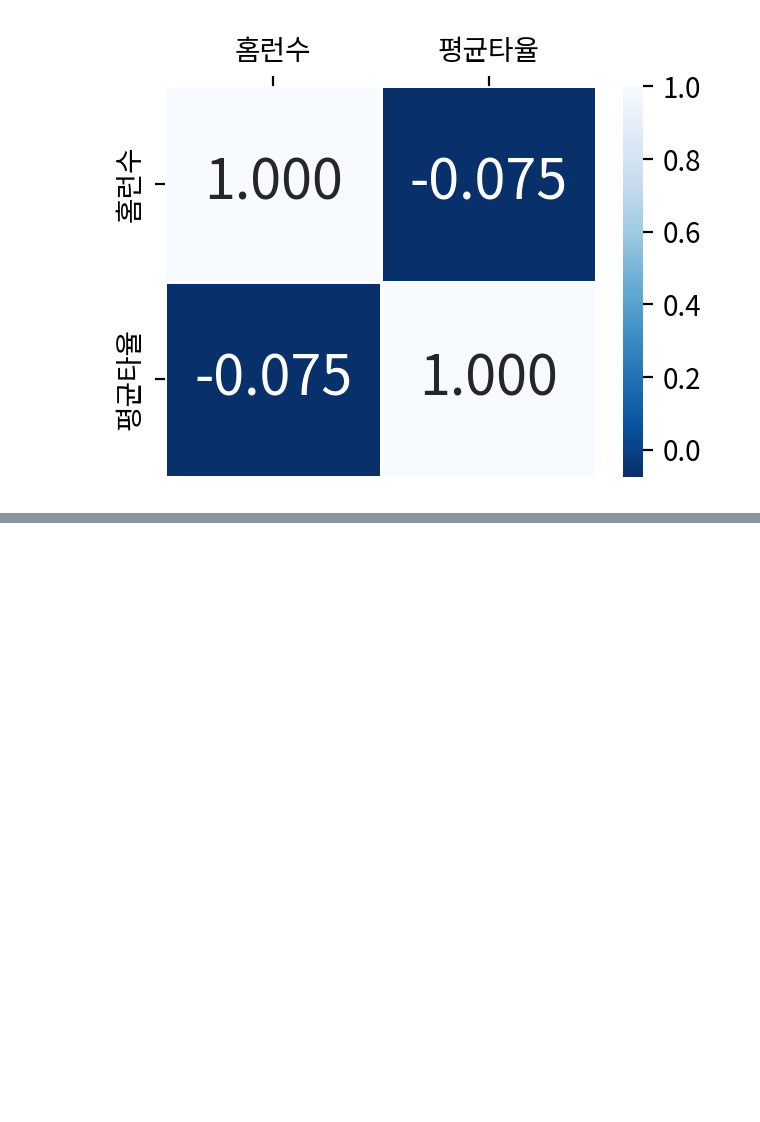
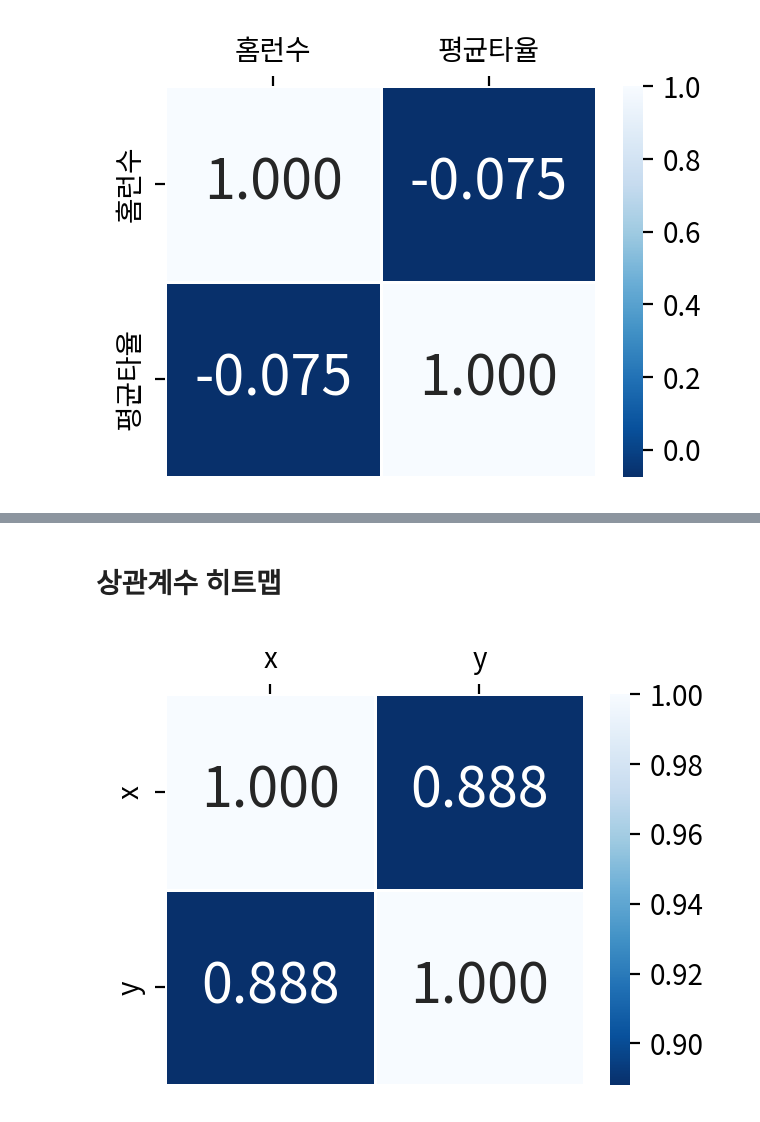
Before and after one commit to jyhong0207-netizen/python-study, a Jupyter notebook: DATA ANALYSIS BASIC/11-4.상관분석 연습문제 풀이.ipynb, the cells around one changed output, grey strips where cells are left out. Drawn from its saved outputs; the diff is of its cells as text; code cells hidden in the pictures; blank space fills up the shorter version.

```diff
--- a/DATA ANALYSIS BASIC/11-4.상관분석 연습문제 풀이.ipynb
+++ b/DATA ANALYSIS BASIC/11-4.상관분석 연습문제 풀이.ipynb
@@ -188,0 +235,14 @@ plt.close()
+# %%
+xname = 'x'
+yname = 'y'
+x = origin[xname]
+y = origin[yname]
+
+X=sm.add_constant(x)
+model = sm.OLS(y, X).fit()
+reset = linear_reset(model, power=2, use_f=True)
+
+#선형성 적합 여부
+linearity_ok = reset.pvalue>0.05
+
+print(f"Ramsey RESET Test : {'선형성 적합' if linearity_ok else '선형성 위반'} (p-value: {reset.pvalue:.4f})")
@@ -188,0 +337,26 @@ plt.close()
+# %% [markdown]
+# 상관계수 히트맵
+# %%
+corr_matrix = origin[[xname, yname]].corr(method=chosen)
+
+width_px = 650
+height_px = 500
+rows = 1
+cols = 1
+figsize = (width_px/ my_dpi, height_px/ my_dpi)
+fig, ax = plt.subplots(rows, cols, figsize=figsize, dpi= my_dpi)
+
+sb.heatmap(data=corr_matrix, annot=True, fmt="0.3f", linewidth=0.5, cmap="Blues_r", annot_kws={"size":20})
+
+
+ax.set_xlabel("")
+ax.set_ylabel("")
+ax.xaxis.tick_top() #X축의 변수 이름을 상단으로 이동
+
+
+
+plt.tight_layout()
+plt.show()
+plt.close()
+# %% [output]
+[figure, added]
```
Also changed, not shown: parts of 9 cells of this notebook, 2 other files.
